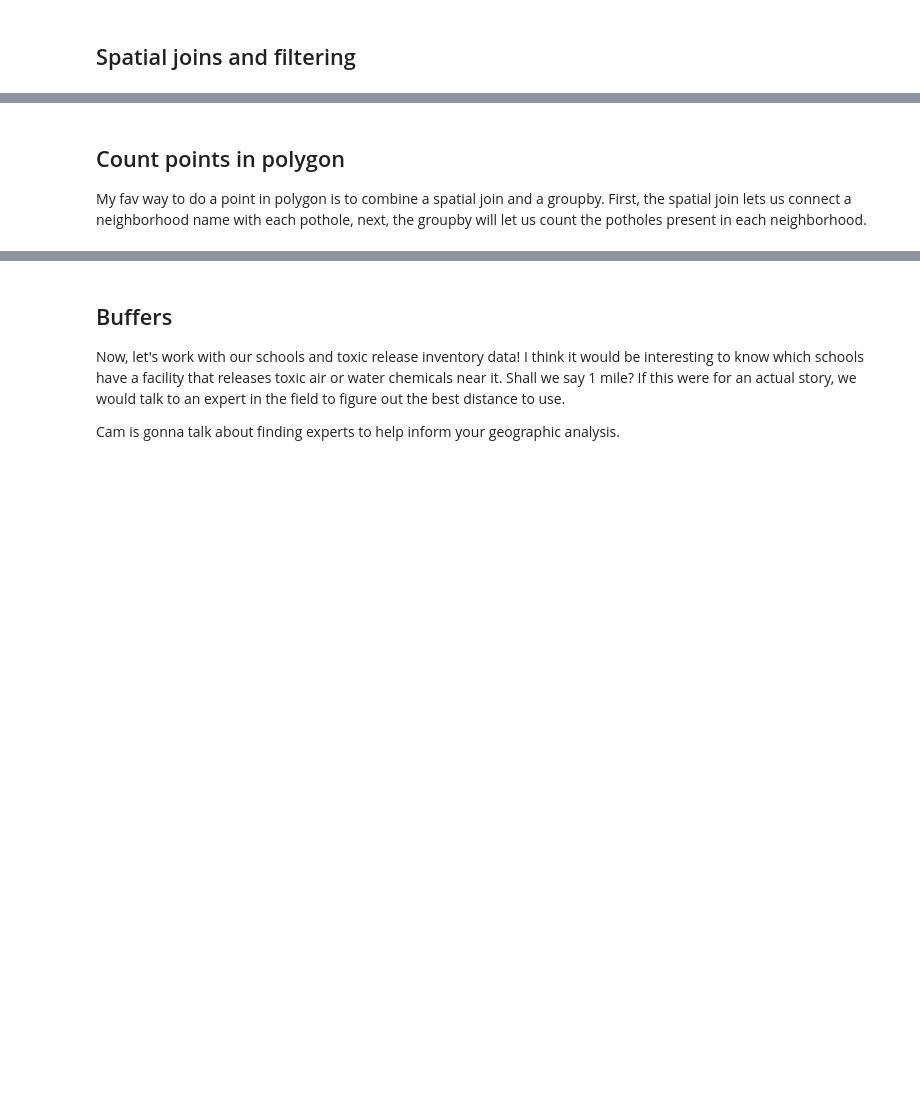
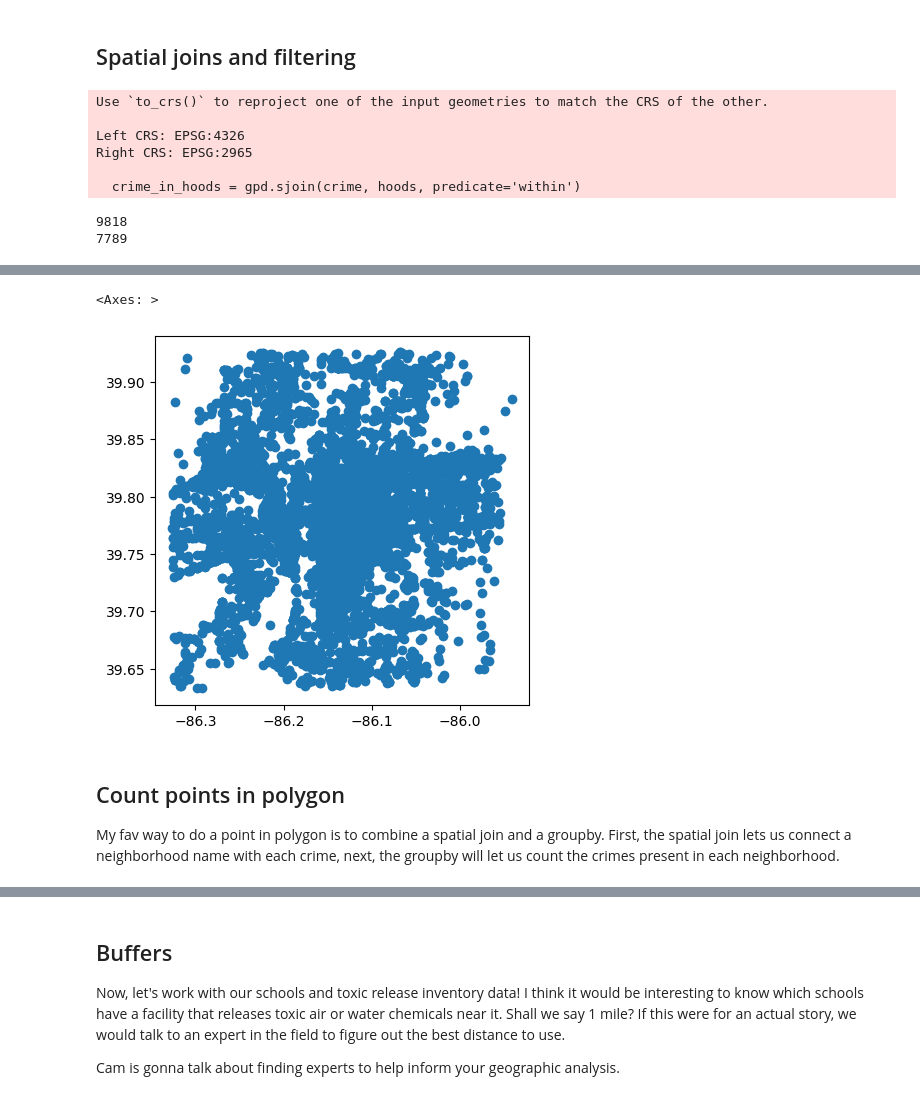
Before and after one commit to akanik/nicar26-scripted-mapping, a Jupyter notebook: code/python-mapping.ipynb, the cells around one changed output, grey strips where cells are left out. Cells and saved outputs as stored; diff of their text form; code cells hidden in the pictures; blank space fills up the shorter version.

```diff
--- a/code/python-mapping.ipynb
+++ b/code/python-mapping.ipynb
@@ -167,16 +203,26 @@ print(data_2023.dtypes)
 # %% [markdown]
 ## Spatial joins and filtering
+# %%
+#filter one dataset by another
+crime_in_hoods = gpd.sjoin(crime, hoods, predicate='within')
+# %% [output]
+Use `to_crs()` to reproject one of the input geometries to match the CRS of the other.
+
+Left CRS: EPSG:4326
+Right CRS: EPSG:2965
+
+  crime_in_hoods = gpd.sjoin(crime, hoods, predicate='within')
 # %%
-#filter one dataset by another
-potholes_in_hoods = gpd.sjoin(potholes, hoods, predicate='within')
-
+#let's try that again, this time with the correct projections
 #remember, gdfs need to be in the same projection for spatial joins
-potholes_4326 = potholes.to_crs(epsg=4326)
 hoods_4326 = hoods.to_crs(epsg=4326)
 
-potholes_in_hoods = gpd.sjoin(potholes_4326, hoods_4326, predicate='within')
+crime_in_hoods = gpd.sjoin(crime, hoods_4326, predicate='within')
 # %%
-print(len(potholes))
-print(len(potholes_in_hoods))
-display(potholes_in_hoods.head())
-potholes_in_hoods.plot()
+print(len(crime))
+print(len(crime_in_hoods))
+display(crime_in_hoods.head())
+crime_in_hoods.plot()
+# %% [output]
+9818
+7789
@@ -183,5 +235,7 @@ potholes_in_hoods.plot()
+<Axes: >
+[figure, added]
 # %% [markdown]
 ## Count points in polygon
-My fav way to do a point in polygon is to combine a spatial join and a groupby. First, the spatial join lets us connect a neighborhood name with each pothole, next, the groupby will let us count the potholes present in each neighborhood.
+My fav way to do a point in polygon is to combine a spatial join and a groupby. First, the spatial join lets us connect a neighborhood name with each crime, next, the groupby will let us count the crimes present in each neighborhood.
 # %%
 #include parameter dropna=False to keep see how many potholes are outside of a neighborhood
```
Also changed, not shown: parts of 28 cells of this notebook, 6 other files.
